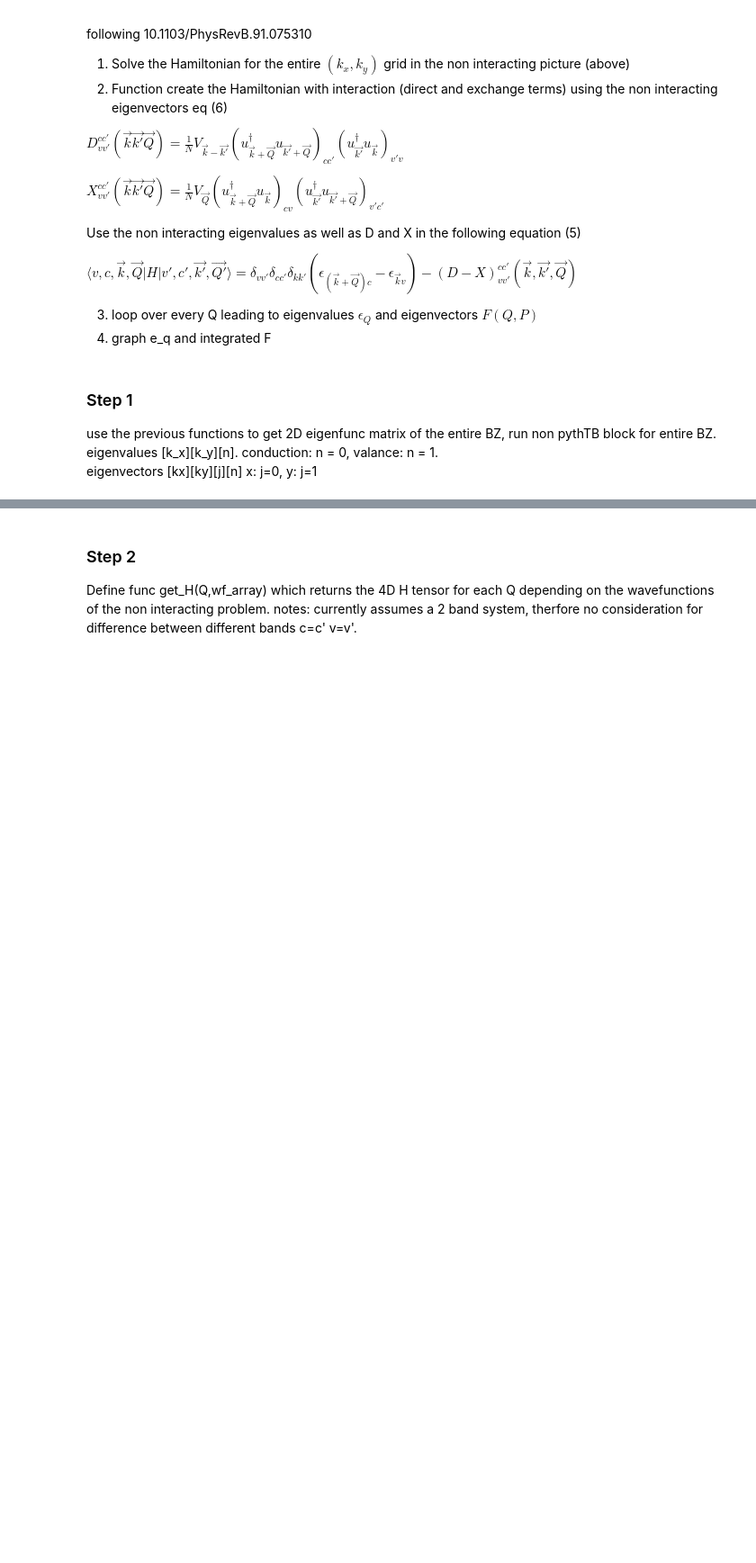
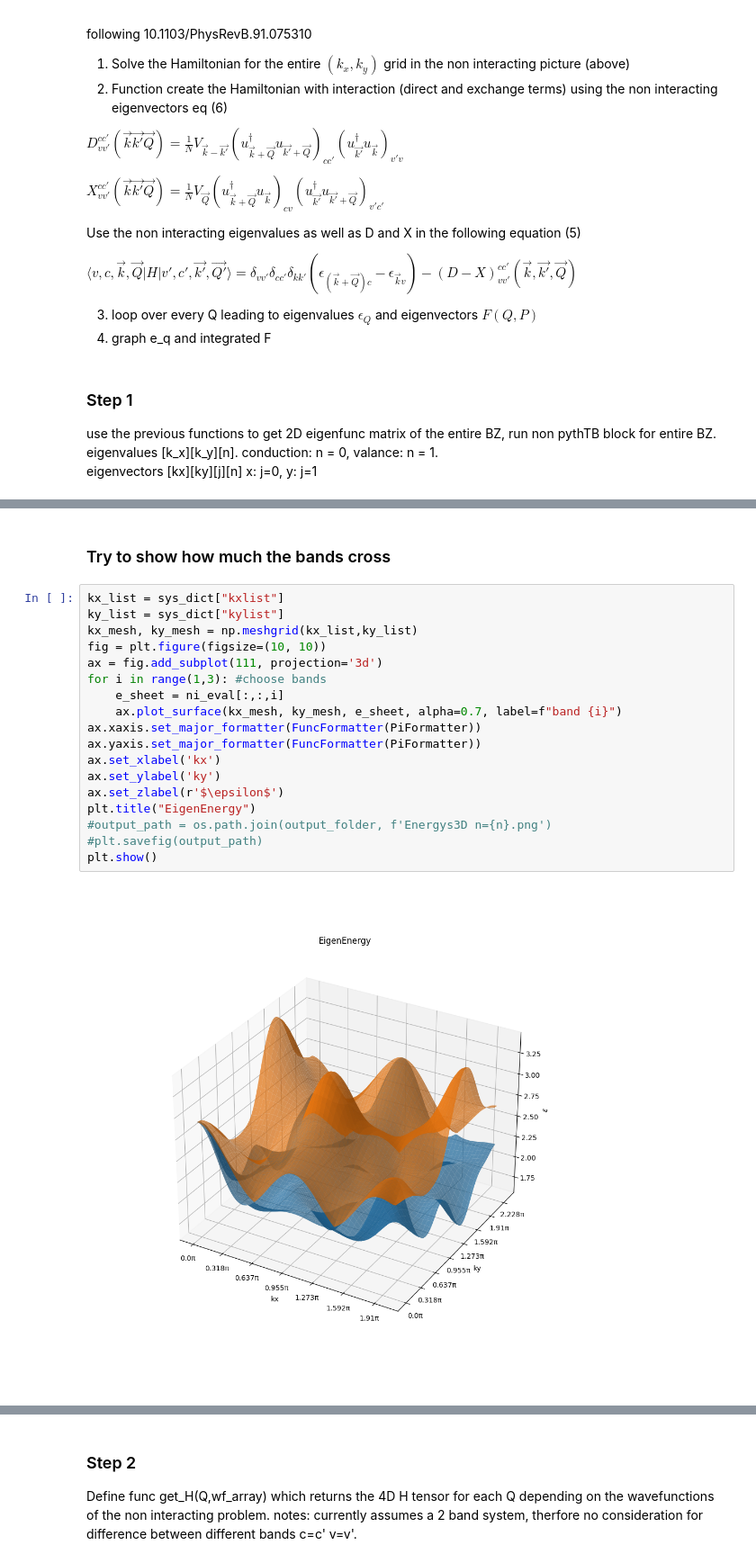
Before and after one commit to OfirBarogel/Topological-Excitons, a Jupyter notebook: Topological Excitons.ipynb, the cells around one changed output, grey strips where cells are left out. Shown at 90% size. Saved outputs shown, nothing was run; the diff lists cells and outputs as text; blank space fills up the shorter version.

```diff
--- a/Topological Excitons.ipynb
+++ b/Topological Excitons.ipynb
@@ -353 +400,23 @@ GraphBerryCurvature(BC,C, "Images")
+# %% [markdown]
+### Try to show how much the bands cross
+# %%
+kx_list = sys_dict["kxlist"]
+ky_list = sys_dict["kylist"]
+kx_mesh, ky_mesh = np.meshgrid(kx_list,ky_list)
+fig = plt.figure(figsize=(10, 10))
+ax = fig.add_subplot(111, projection='3d')
+for i in range(1,3): #choose bands
+    e_sheet = ni_eval[:,:,i]
+    ax.plot_surface(kx_mesh, ky_mesh, e_sheet, alpha=0.7, label=f"band {i}")
+ax.xaxis.set_major_formatter(FuncFormatter(PiFormatter))
+ax.yaxis.set_major_formatter(FuncFormatter(PiFormatter))
+ax.set_xlabel('kx')
+ax.set_ylabel('ky')
+ax.set_zlabel(r'$\epsilon$')
+plt.title("EigenEnergy")
+#output_path = os.path.join(output_folder, f'Energys3D n={n}.png')
+#plt.savefig(output_path)
+plt.show()
+# %% [output]
+[figure, added]
 # %%
```
Also changed, not shown: parts of 43 cells of this notebook, 2 other files.
